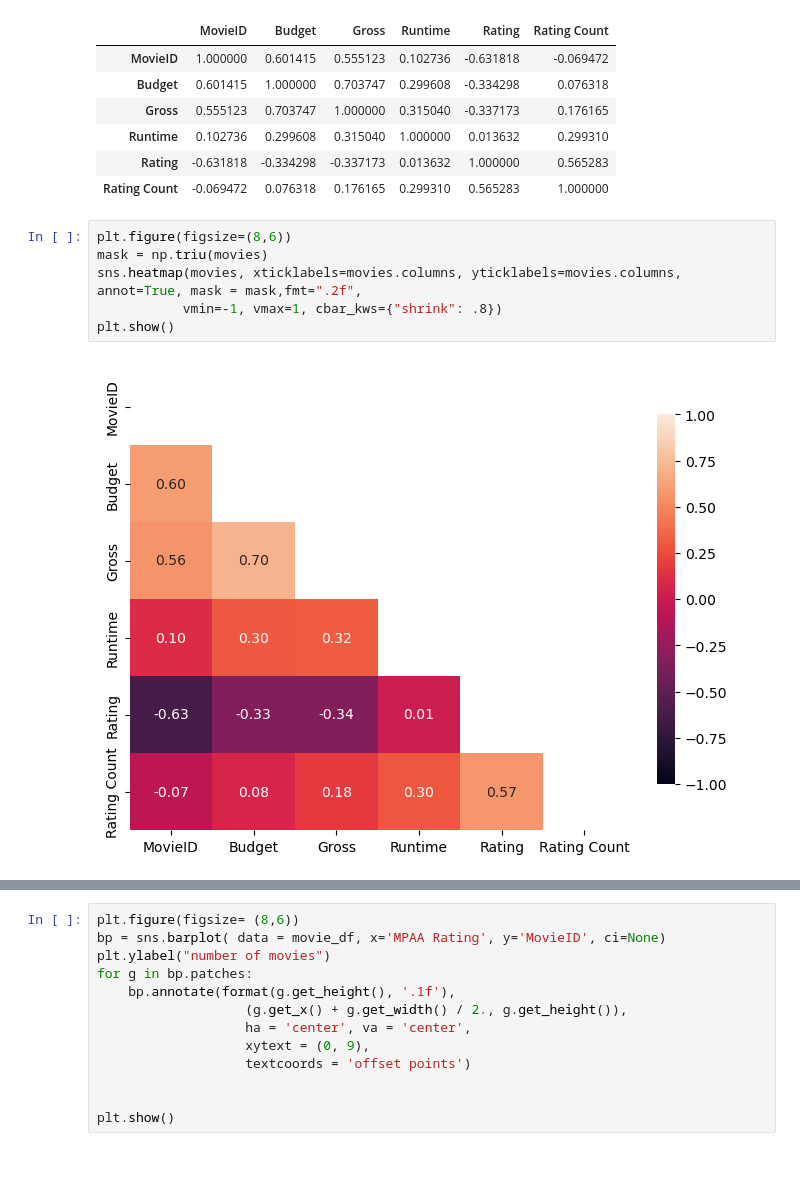
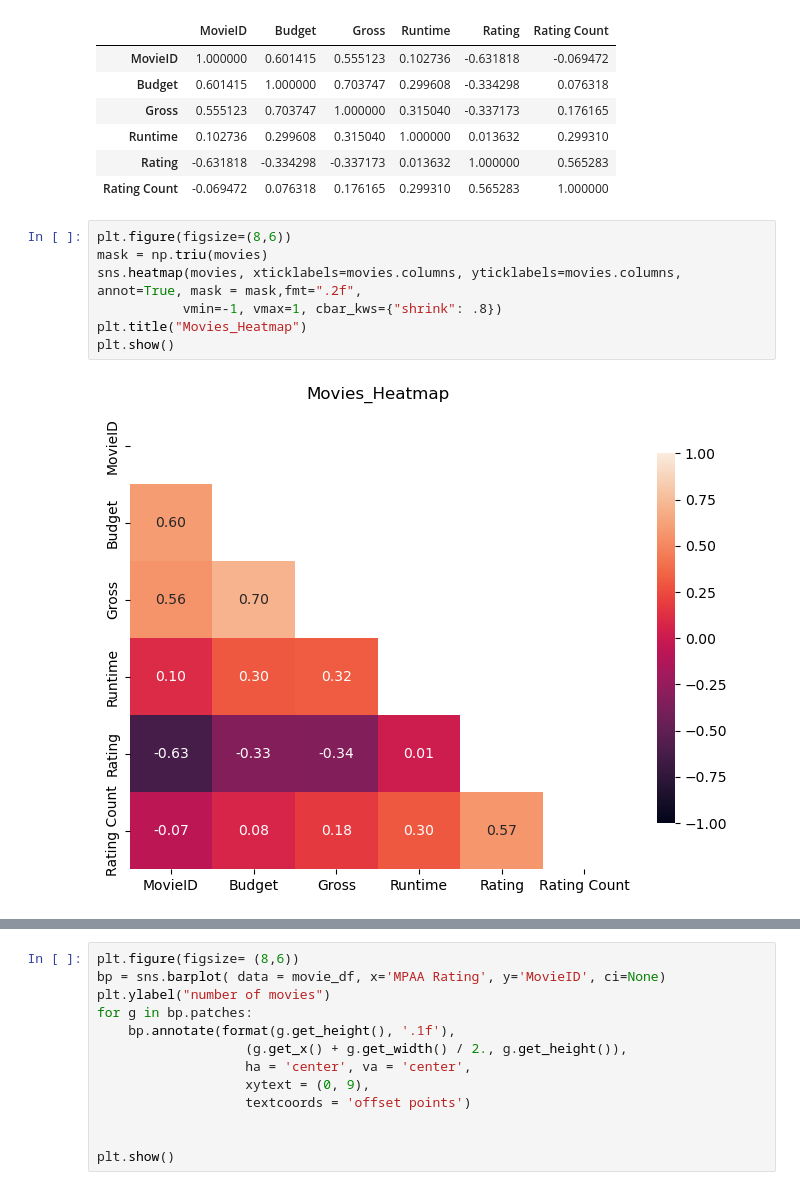
Before and after one commit to MarjilaRahmaty/movies-analysis, a Jupyter notebook: moive_EDA.ipynb, the cells around one changed output, grey strips where cells are left out. Drawn from its saved outputs; the diff is of its cells as text; blank space fills up the shorter version.

```diff
--- a/moive_EDA.ipynb
+++ b/moive_EDA.ipynb
@@ -159,10 +159,11 @@ movies# returns the relationship of the columns with each others
 # %%
 plt.figure(figsize=(8,6))
 mask = np.triu(movies)
 sns.heatmap(movies, xticklabels=movies.columns, yticklabels=movies.columns, annot=True, mask = mask,fmt=".2f",
            vmin=-1, vmax=1, cbar_kws={"shrink": .8})
+plt.title("Movies_Heatmap")
 plt.show()
 # %% [output]
-[figure, old version]
+[figure, new version]
 # %%
 sns.pairplot(movie_df)
```
Also changed, not shown: parts of 3 cells of this notebook.
